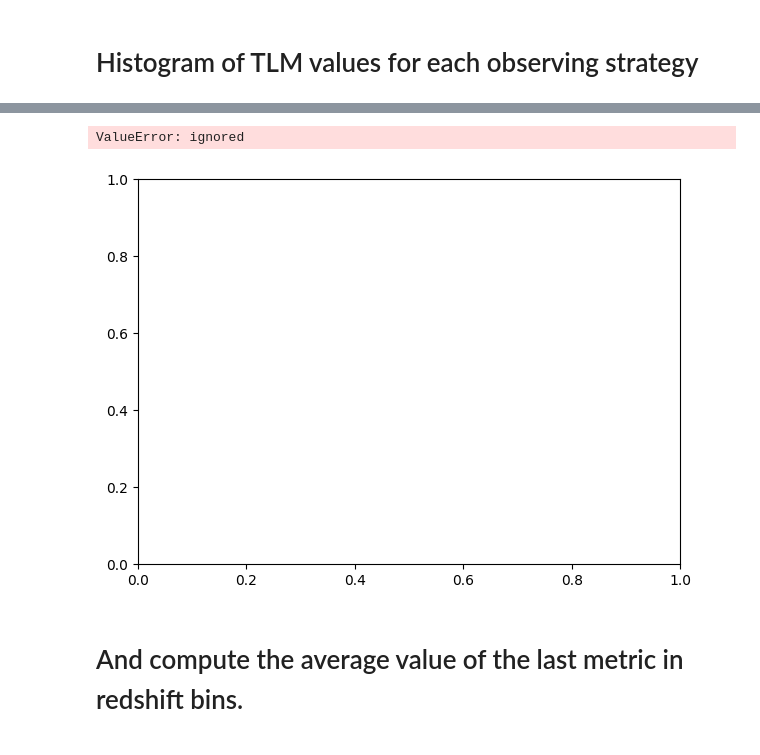
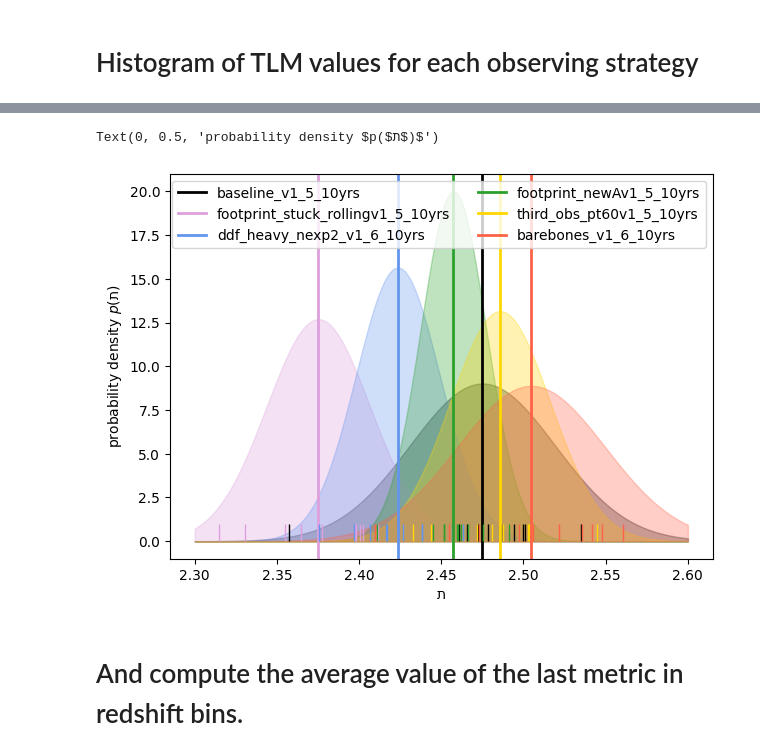
Before and after one commit to aimalz/TheLastMetric, a Jupyter notebook: Example_TLM.ipynb, the cells around one changed output, grey strips where cells are left out. Drawn from its saved outputs; the diff is of its cells as text; code cells hidden in the pictures.

Commit message:
new plot of histogram of per-galaxy metric over redshift and distribution of tav values in ensemble

```diff
--- a/Example_TLM.ipynb
+++ b/Example_TLM.ipynb
@@ -138,11 +138,11 @@ Visualize the input redshift distributions n(z) for each runID/observing strateg
 # %%
 from matplotlib.pyplot import hist, xlabel, ylabel, legend
 
-zbins =
+zbins = np.linspace(0, 3, 90)
 
 for which_os in available_os:
-  hist(z_cats[which_os]['z_true'], bins=50, alpha=0.35, color=os_colors[which_os],
-       label=which_os+': '+str(len(phot_cats[which_os]))+' galaxies', density = True)
+  hist(z_cats[which_os]['z_true'], bins=zbins, alpha=0.3, color=os_colors[which_os],
+       label=os_names[which_os], density = False)
 xlabel(r'true redshift $z$')
 ylabel('number of galaxies')
 legend(loc='upper right', fontsize='small')
@@ -300,8 +302,8 @@ flows
 # %% [markdown]
 # Next, we compute the per galaxy log probability. This requires us to loop over the observing strategies, each of which is strored in flows[which_os].
 # %%
-all_logp = {}
-for which_os in available_os:
-  all_logp[which_os] = np.stack([f.log_prob(phot_cats[which_os].to_pandas(), returnEnsemble=True)
-                                 for f in flows[which_os] ], axis=0)
+# all_logp = {}
+# for which_os in available_os:
+#   all_logp[which_os] = np.stack([f.log_prob(phot_cats[which_os].to_pandas(), returnEnsemble=True)
+#                                  for f in flows[which_os] ], axis=0)
 # %%
@@ -429,7 +448,7 @@ ddf_heavy_nexp2_v1_6_10yrs
 # %% [markdown]
 # Histogram of TLM values for each observing strategy
 # %%
-tavbins = np.linspace(2, 3, 10)
+tavbins = np.linspace(2.3, 2.6, 300)
 # %%
 # for one_os in all_os_milb:
 #   print(all_os_milb[one_os].shape)
@@ -438,21 +470,26 @@ AttributeError: ignored
 # %%
-# TODO: fix this!!!
-# plt.figure(figsize=(7,5))
-# for which_os in available_os:
-#   plt.hist(all_os_milb[which_os],#np.mean([(all_logp[which_os].T[j]) for j in range(10)], axis=1),
-#            bins=tavbins, alpha=0.6,
-#        color=os_colors[which_os], label=os_names[which_os])
+#TODO: more flows in the ensemble
 
-#   # for j in range(10):
-#   #   plt.axvline(np.mean(all_logp[which_os].T[j]), alpha=0.6,
-#   #      color=os_colors[which_os])
-#   plt.axvline(np.mean(all_os_milb[which_os]), color=os_colors[which_os], linewidth=2, label=os_names[which_os])
-# plt.legend(ncol=2)
-# plt.xlabel(chr(0x05ea))
-# # plt.savefig('metrics.pdf', bbox_inches = 'tight', pad_inches = 0 )
+plt.figure(figsize=(7,5))
+for which_os in available_os:
+  # plt.hist(all_tlm[which_os],#np.mean([(all_logp[which_os].T[j]) for j in range(10)], axis=1),
+  #          bins=tavbins, alpha=0.6,
+  #      color=os_colors[which_os], label=os_names[which_os])
+
+  # for j in range(10):
+  #   plt.axvline(np.mean(all_logp[which_os].T[j]), alpha=0.6,
+  #      color=os_colors[which_os])
+  plt.axvline(np.mean(all_tlm[which_os]), color=os_colors[which_os], linewidth=2, label=os_names[which_os])
+  plt.vlines(all_tlm[which_os], 0, 1, color=os_colors[which_os], linewidth=1)
+  plt.fill_between(tavbins, sps.norm(np.mean(all_tlm[which_os]), np.std(all_tlm[which_os])).pdf(tavbins),
+                   alpha=0.3, color=os_colors[which_os])
+plt.legend(ncol=2)
+plt.xlabel(chr(0x05ea))
+plt.ylabel(r'probability density $p($'+chr(0x05ea)+'$)$')
+# plt.savefig('metrics.pdf', bbox_inches = 'tight', pad_inches = 0 )
 # %% [output]
-ValueError: ignored
+Text(0, 0.5, 'probability density $p($ת$)$')
-[figure, old version]
+[figure, new version]
 # %% [markdown]
 # And compute the average value of the last metric in redshift bins.
 # %%
```
Also changed, not shown: parts of 8 cells of this notebook.
